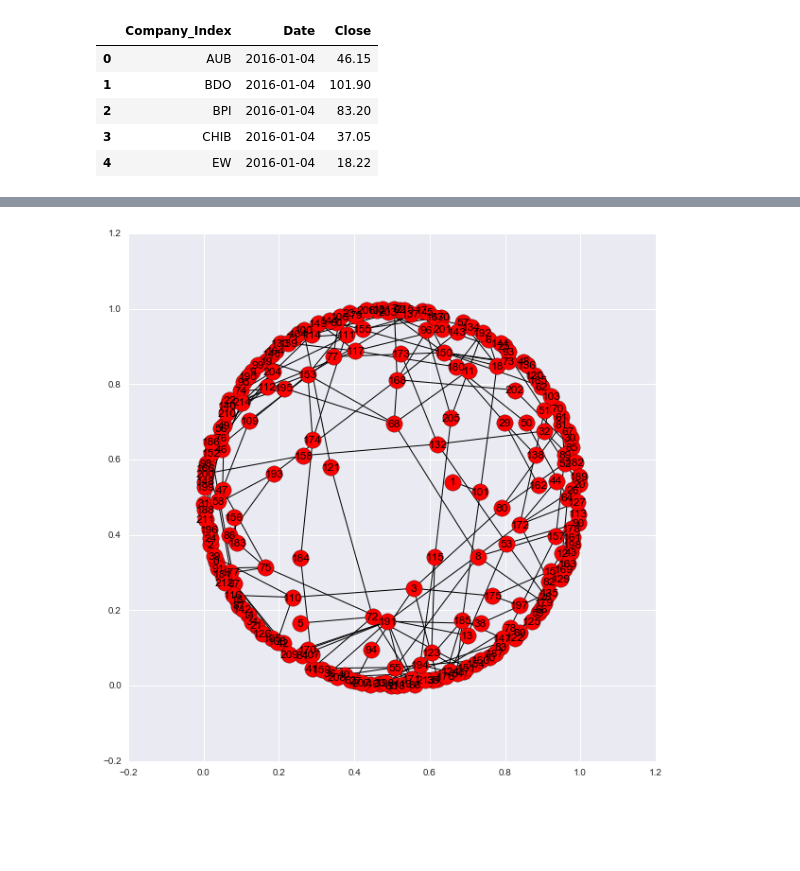
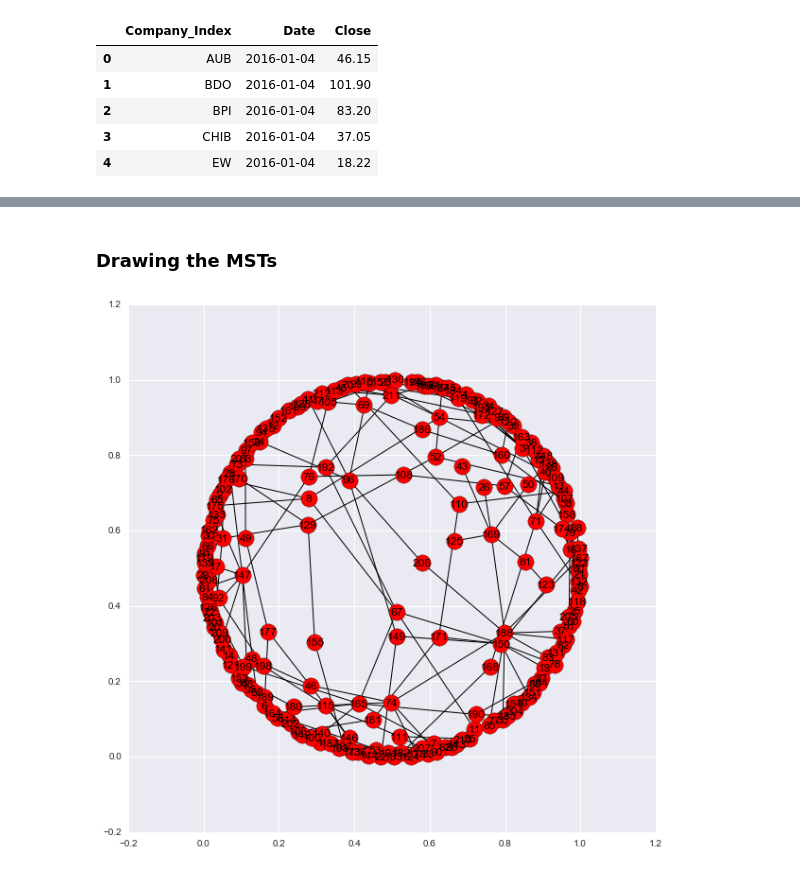
Before and after one commit to albertyumol/FinancialNetwork, a Jupyter notebook: Financial Network.ipynb, the cells around one changed output, grey strips where cells are left out. Drawn from its saved outputs; the diff is of its cells as text; code cells hidden in the pictures; blank space fills up the shorter version.

```diff
--- a/Financial Network.ipynb
+++ b/Financial Network.ipynb
@@ -170,0 +239,3 @@ The variable `change` is the $\%$ price change of each asset; this will be used
+# %%
+G_bonanno = nx.from_numpy_matrix(dist_bonanno.as_matrix())
+G_mktstk = nx.from_numpy_matrix(dist_mktstk.as_matrix())
@@ -170,0 +258,3 @@ The variable `change` is the $\%$ price change of each asset; this will be used
+# %%
+MST_b = nx.minimum_spanning_tree(G_bonanno)
+MST_m = nx.minimum_spanning_tree(G_mktstk)
@@ -175,6 +271,14 @@ The distance matrices are `price_corr_bonanno` and `price_corr_mktstk`.
-# %%
-price_corr_bonanno = np.sqrt(2*(1-(price_corr)))
-price_corr_mktstk = 1-abs(price_corr)
-labs_bonanno = list(price_corr_bonanno.index)
-labs_mktstk = list(price_corr_mktstk.index)
+# %%
+for node in MST_b.nodes():
+    sector = pse_companies[pse_companies["Stock Symbol"] == labs_bonanno[node]].Sector.iloc[0]
+    MST_b.node[node]["sector"] = sector
+    MST_b.node[node]["label"] = labs_bonanno[node]
+    if math.isnan(change[labs_bonanno[node]]):
+        MST_b.node[node]["color"] = "black"
+    elif change[labs_bonanno[node]] < -10:
+        MST_b.node[node]["color"] = "red"
+    elif change[labs_bonanno[node]] > 10:
+        MST_b.node[node]["color"] = "green"
+    else:
+        MST_b.node[node]["color"] = "blue"
 # %%
@@ -219,7 +299,9 @@ nx.write_gexf(Gm_m, "corrmat_mktstk.gexf")
+# %% [markdown]
+### Drawing the MSTs
 # %%
 plt.figure(figsize=(10,10))
-nx.draw_networkx(Gm_b)
+nx.draw_networkx(MST_b)
 # %% [output]
-[figure, old version]
+[figure, new version]
 # %%
 plt.figure(figsize=(10,10))
```
Also changed, not shown: parts of 39 cells of this notebook, 4 other files.
